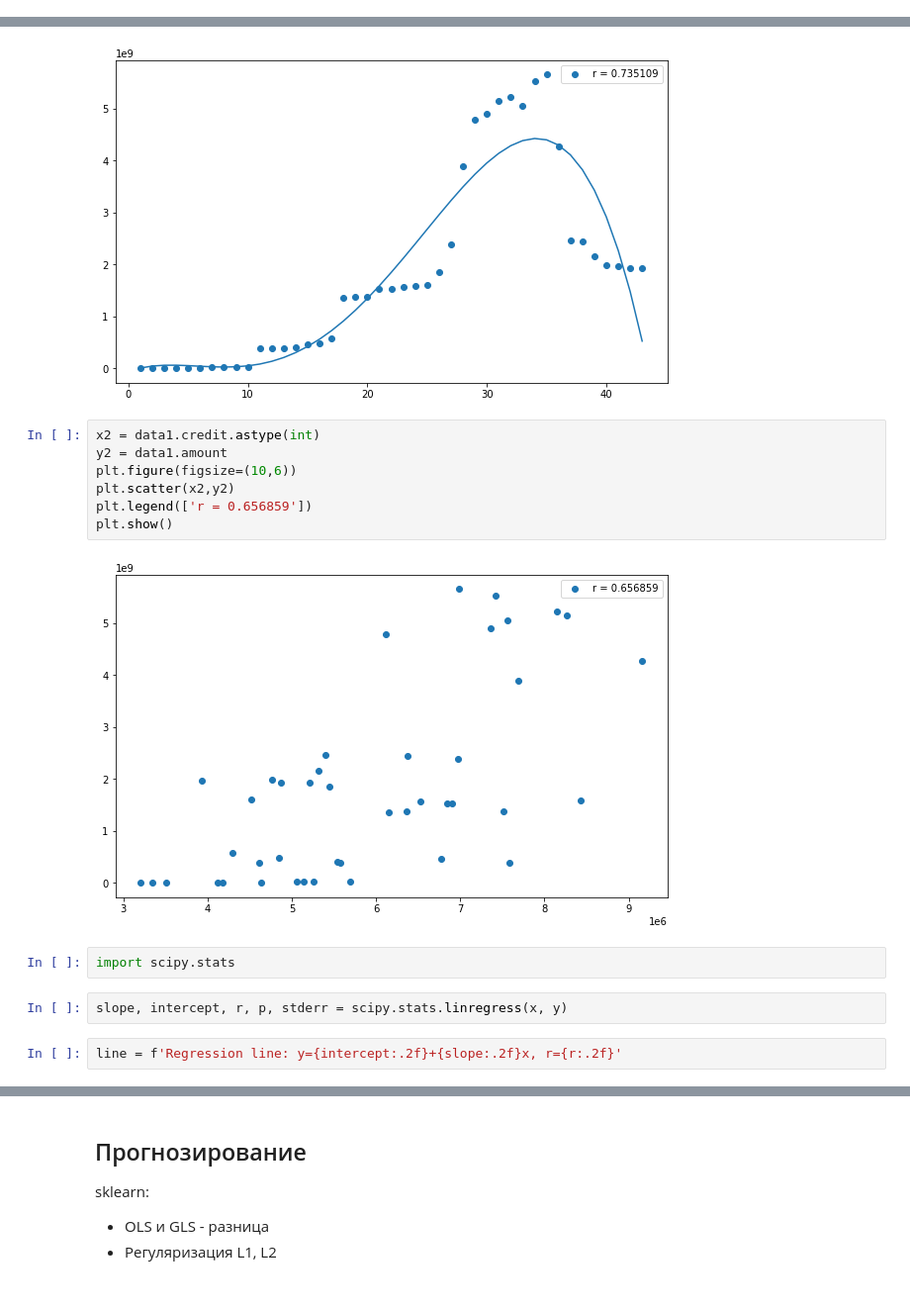
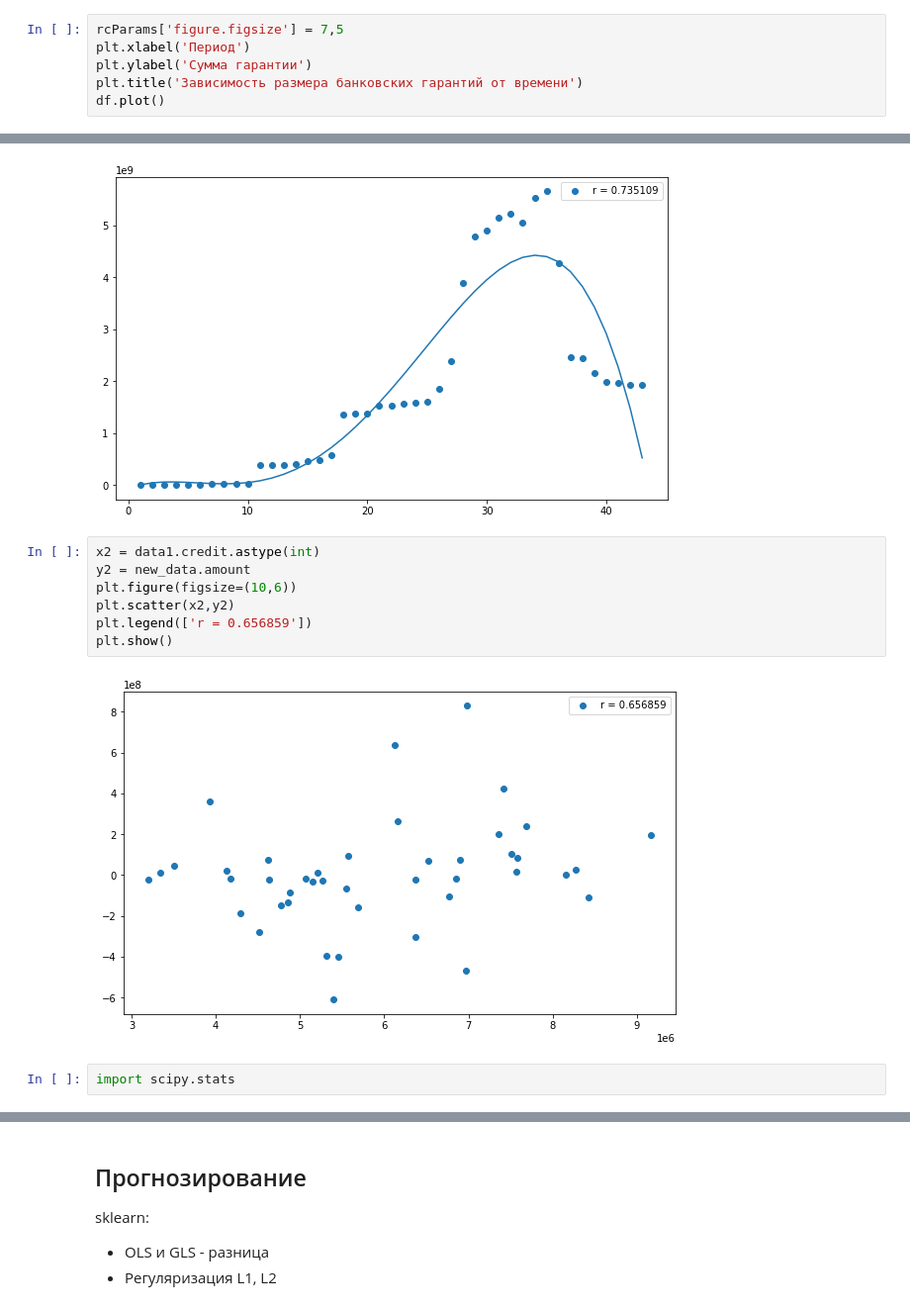
Before and after one commit to lisa2271/Praktika, a Jupyter notebook: praktika.ipynb, the cells around one changed output, grey strips where cells are left out. Shown at 99% size. Cells and saved outputs as stored; diff of their text form.

```diff
--- a/praktika.ipynb
+++ b/praktika.ipynb
@@ -82,0 +58,6 @@ df.plot()
+# %%
+rcParams['figure.figsize'] = 7,5
+plt.xlabel('Период')
+plt.ylabel('Сумма гарантии')
+plt.title('Зависимость размера банковских гарантий от времени')
+df.plot()
@@ -226,16 +182,12 @@ plt.show()
 [figure]
 # %%
 x2 = data1.credit.astype(int)
-y2 = data1.amount
+y2 = new_data.amount
 plt.figure(figsize=(10,6))
 plt.scatter(x2,y2)
 plt.legend(['r = 0.656859'])
 plt.show()
 # %% [output]
-[figure, old version]
+[figure, new version]
 # %%
 import scipy.stats
-# %%
-slope, intercept, r, p, stderr = scipy.stats.linregress(x, y)
-# %%
-line = f'Regression line: y={intercept:.2f}+{slope:.2f}x, r={r:.2f}'
```
Also changed, not shown: parts of 41 cells of this notebook.
